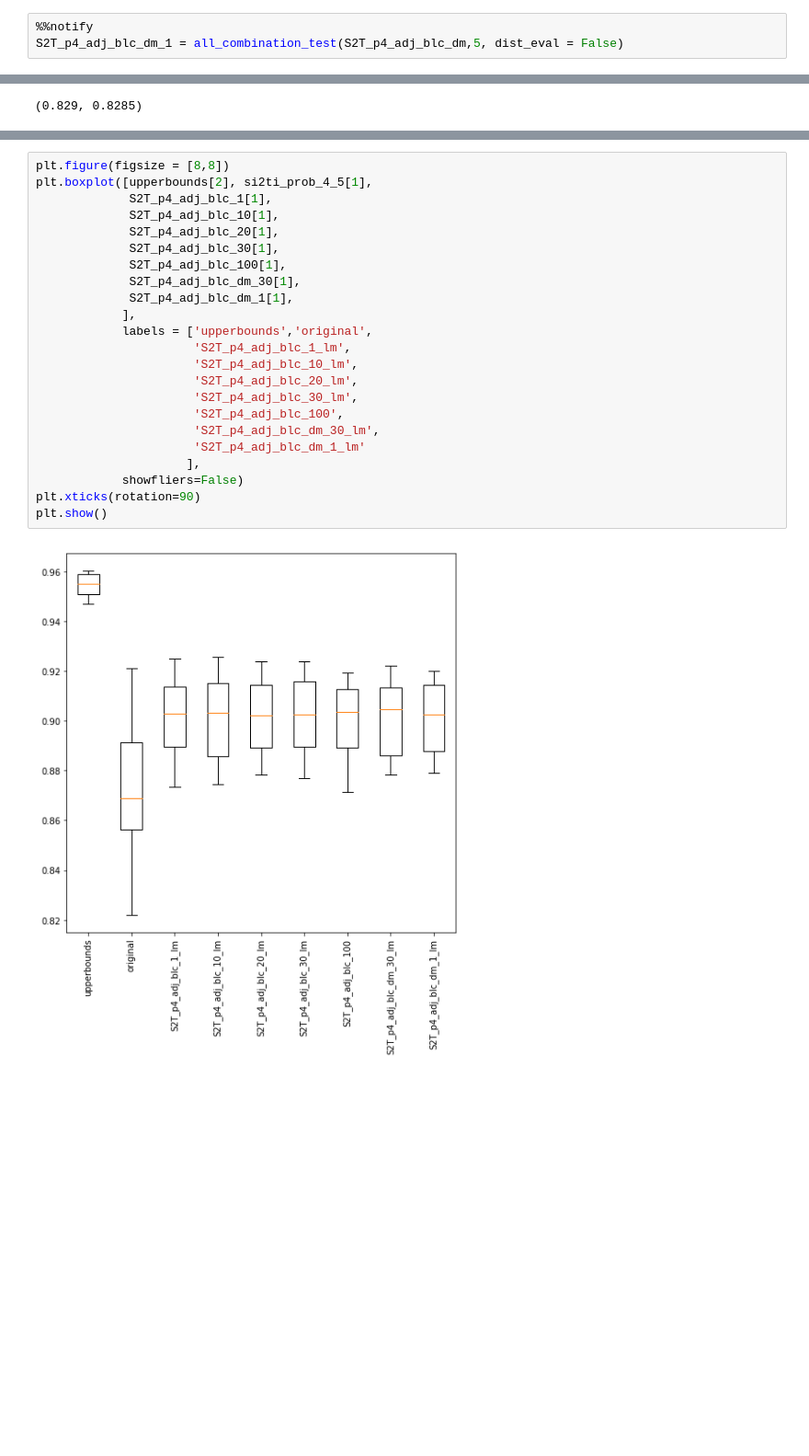
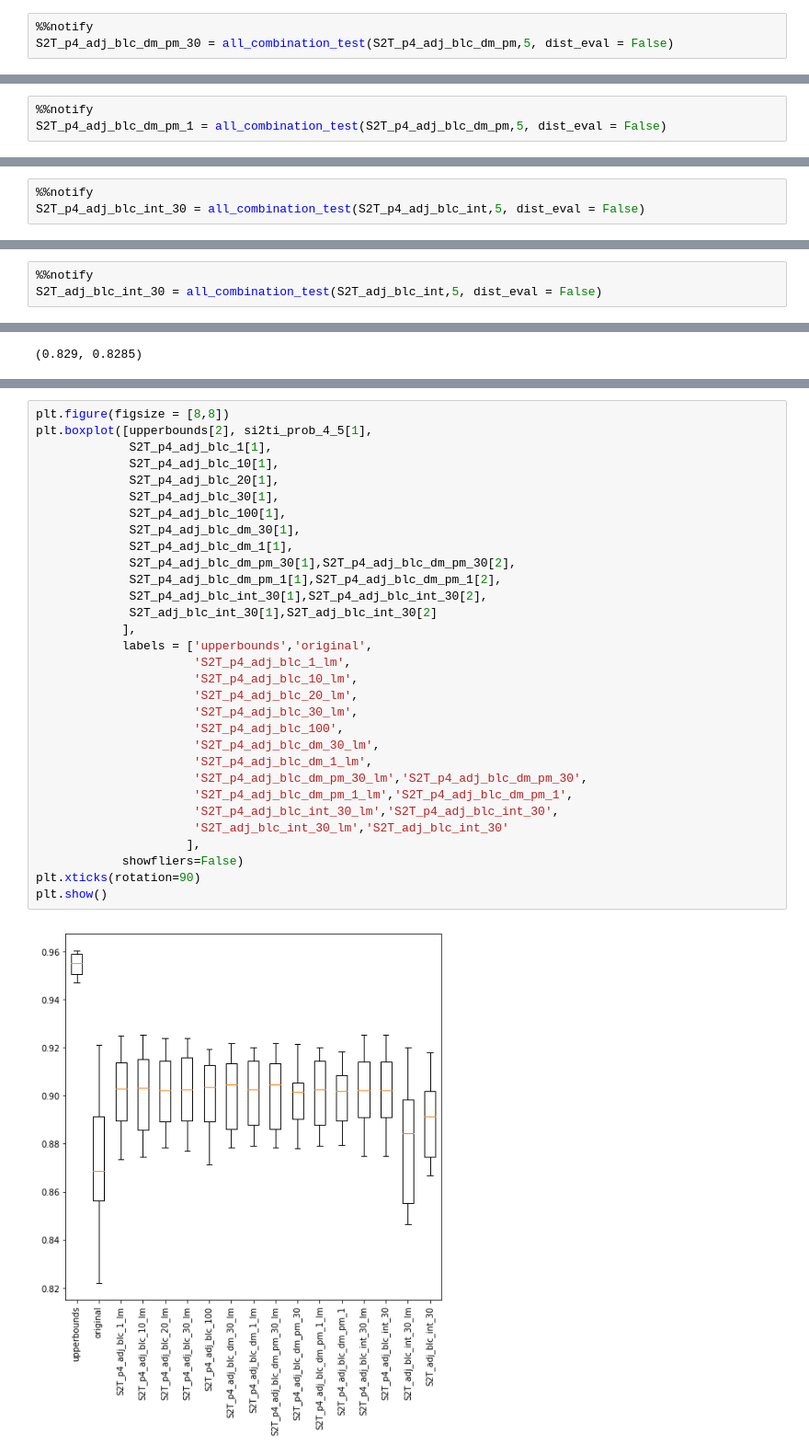
Before and after one commit to zycalice/domain-adaptation-nlp, a Jupyter notebook: notebooks/CIS620_p2_clean.ipynb, the cells around one changed output, grey strips where cells are left out. Shown at 92% size. Saved outputs shown, nothing was run; the diff lists cells and outputs as text; blank space fills up the shorter version.

```diff
--- a/notebooks/CIS620_p2_clean.ipynb
+++ b/notebooks/CIS620_p2_clean.ipynb
@@ -2168,5 +2333,5 @@ error: Movies_and_TV.train Books.train This solver needs samples of at least 2 c
 [interactive output not drawn]
 # %%
 %%notify
-S2T_p4_adj_blc_dm_1 = all_combination_test(S2T_p4_adj_blc_dm,5, dist_eval = False)
+S2T_p4_adj_blc_dm_pm_30 = all_combination_test(S2T_p4_adj_blc_dm_pm,5, dist_eval = False)
 # %% [output]
@@ -2189,2 +2354,5 @@ S2T_p4_adj_blc_dm_1 = all_combination_test(S2T_p4_adj_blc_dm,5, dist_eval = Fals
 11
 [interactive output not drawn]
+# %%
+%%notify
+S2T_p4_adj_blc_dm_pm_1 = all_combination_test(S2T_p4_adj_blc_dm_pm,5, dist_eval = False)
@@ -2190,0 +2397,3 @@ S2T_p4_adj_blc_dm_1 = all_combination_test(S2T_p4_adj_blc_dm,5, dist_eval = Fals
+# %%
+%%notify
+S2T_p4_adj_blc_int_30 = all_combination_test(S2T_p4_adj_blc_int,5, dist_eval = False)
@@ -2190,0 +2419,3 @@ S2T_p4_adj_blc_dm_1 = all_combination_test(S2T_p4_adj_blc_dm,5, dist_eval = Fals
+# %%
+%%notify
+S2T_adj_blc_int_30 = all_combination_test(S2T_adj_blc_int,5, dist_eval = False)
@@ -2578,25 +2811,33 @@ plt.show()
 # %%
 plt.figure(figsize = [8,8])
 plt.boxplot([upperbounds[2], si2ti_prob_4_5[1],
              S2T_p4_adj_blc_1[1],
              S2T_p4_adj_blc_10[1],
              S2T_p4_adj_blc_20[1],
              S2T_p4_adj_blc_30[1],
              S2T_p4_adj_blc_100[1],
              S2T_p4_adj_blc_dm_30[1],
              S2T_p4_adj_blc_dm_1[1],
+             S2T_p4_adj_blc_dm_pm_30[1],S2T_p4_adj_blc_dm_pm_30[2],
+             S2T_p4_adj_blc_dm_pm_1[1],S2T_p4_adj_blc_dm_pm_1[2],
+             S2T_p4_adj_blc_int_30[1],S2T_p4_adj_blc_int_30[2],
+             S2T_adj_blc_int_30[1],S2T_adj_blc_int_30[2]
             ],
             labels = ['upperbounds','original',
                       'S2T_p4_adj_blc_1_lm',
                       'S2T_p4_adj_blc_10_lm',
                       'S2T_p4_adj_blc_20_lm',
                       'S2T_p4_adj_blc_30_lm',
                       'S2T_p4_adj_blc_100',
                       'S2T_p4_adj_blc_dm_30_lm',
-                      'S2T_p4_adj_blc_dm_1_lm'
+                      'S2T_p4_adj_blc_dm_1_lm',
+                      'S2T_p4_adj_blc_dm_pm_30_lm','S2T_p4_adj_blc_dm_pm_30',
+                      'S2T_p4_adj_blc_dm_pm_1_lm','S2T_p4_adj_blc_dm_pm_1',
+                      'S2T_p4_adj_blc_int_30_lm','S2T_p4_adj_blc_int_30',
+                      'S2T_adj_blc_int_30_lm','S2T_adj_blc_int_30'
                      ],
             showfliers=False)
 plt.xticks(rotation=90)
 plt.show()
 # %% [output]
-[figure, old version]
+[figure, new version]
```
Also changed, not shown: parts of 17 cells of this notebook.
